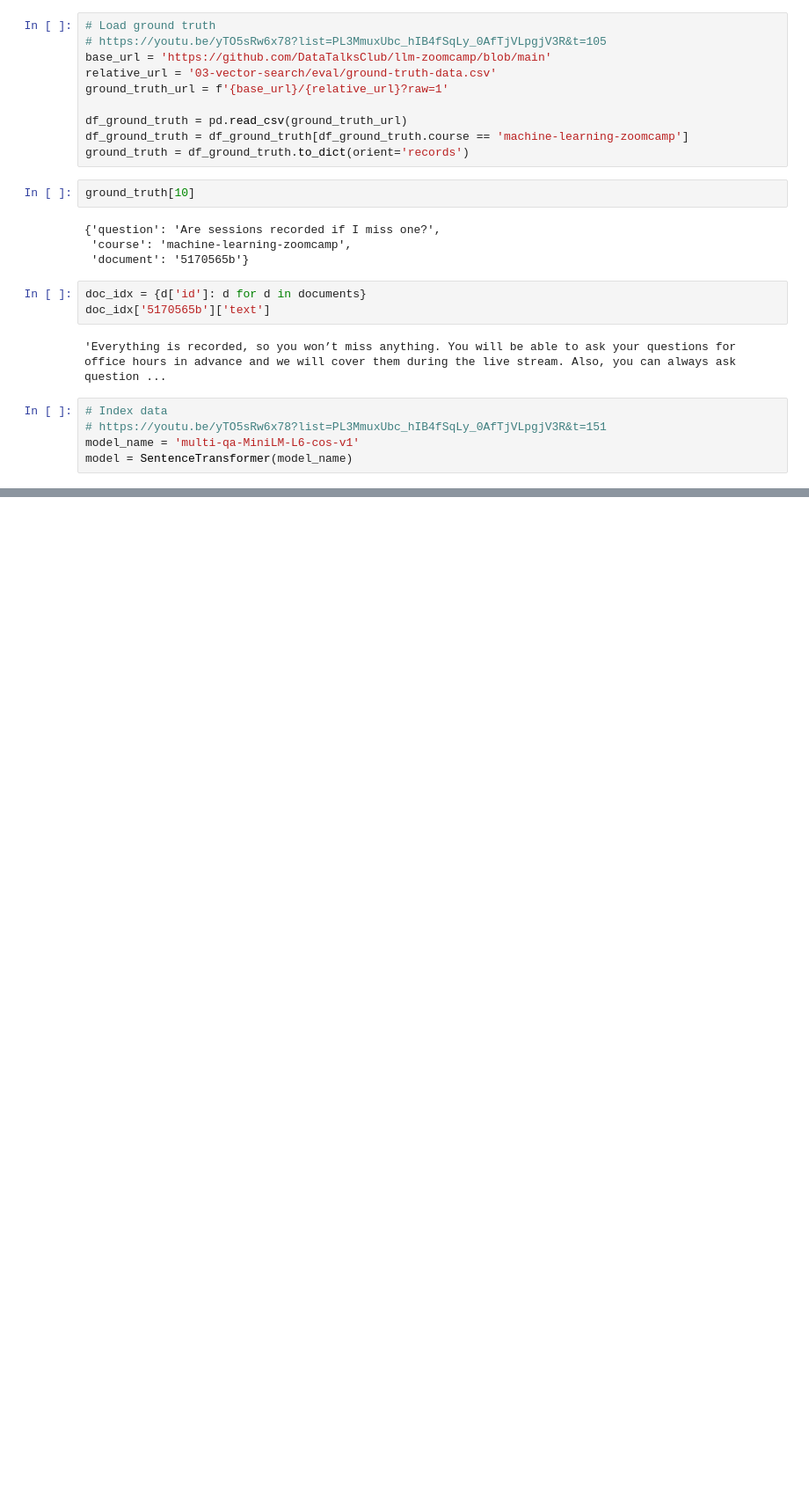
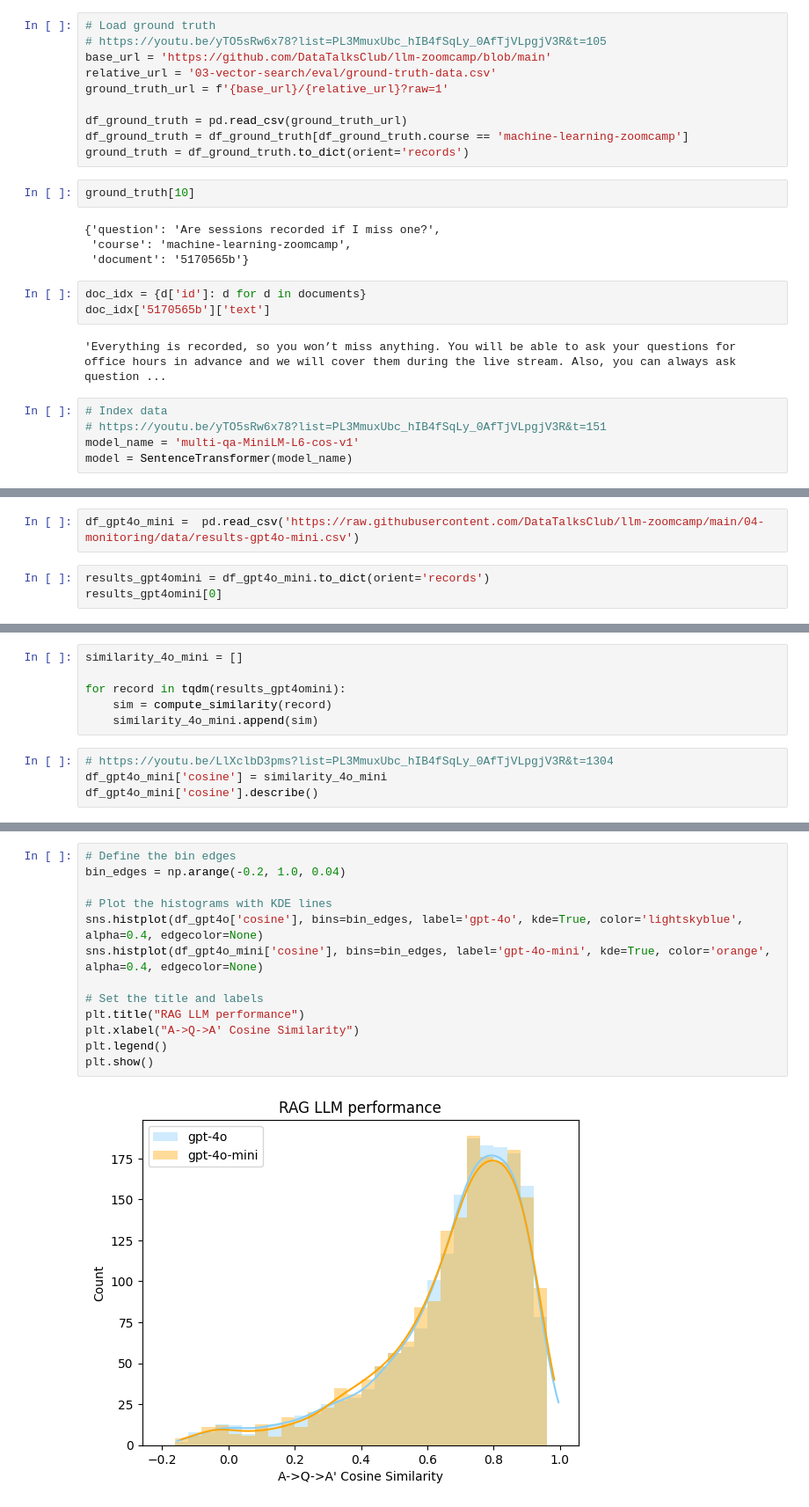
Before and after one commit to aivisbr/LLM-zoomcamp, a Jupyter notebook: 04-monitoring/RAG-evaluation.ipynb, the cells around one changed output, grey strips where cells are left out. Shown: that part at 88% size. Saved outputs shown, nothing was run; the diff lists cells and outputs as text; blank space fills up the shorter version.

```diff
--- a/04-monitoring/RAG-evaluation.ipynb
+++ b/04-monitoring/RAG-evaluation.ipynb
@@ -108,0 +502,5 @@ ConnectionError: Connection error caused by: ConnectionError(Connection error ca
+# %%
+df_gpt4o_mini =  pd.read_csv('https://raw.githubusercontent.com/DataTalksClub/llm-zoomcamp/main/04-monitoring/data/results-gpt4o-mini.csv')
+# %%
+results_gpt4omini = df_gpt4o_mini.to_dict(orient='records')
+results_gpt4omini[0]
@@ -108,0 +513,10 @@ ConnectionError: Connection error caused by: ConnectionError(Connection error ca
+# %%
+similarity_4o_mini = []
+
+for record in tqdm(results_gpt4omini):
+    sim = compute_similarity(record)
+    similarity_4o_mini.append(sim)
+# %%
+# https://youtu.be/LlXclbD3pms?list=PL3MmuxUbc_hIB4fSqLy_0AfTjVLpgjV3R&t=1304
+df_gpt4o_mini['cosine'] = similarity_4o_mini
+df_gpt4o_mini['cosine'].describe()
@@ -108,0 +533,15 @@ ConnectionError: Connection error caused by: ConnectionError(Connection error ca
+# %%
+# Define the bin edges
+bin_edges = np.arange(-0.2, 1.0, 0.04)
+
+# Plot the histograms with KDE lines
+sns.histplot(df_gpt4o['cosine'], bins=bin_edges, label='gpt-4o', kde=True, color='lightskyblue', alpha=0.4, edgecolor=None)
+sns.histplot(df_gpt4o_mini['cosine'], bins=bin_edges, label='gpt-4o-mini', kde=True, color='orange', alpha=0.4, edgecolor=None)
+
+# Set the title and labels
+plt.title("RAG LLM performance")
+plt.xlabel("A->Q->A' Cosine Similarity")
+plt.legend()
+plt.show()
+# %% [output]
+[figure, added]
```
Also changed, not shown: parts of 76 cells of this notebook.
